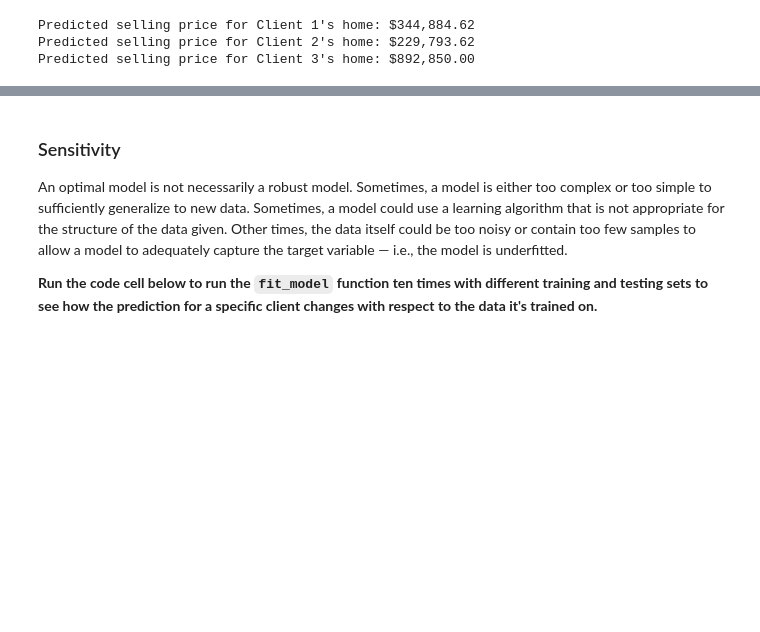
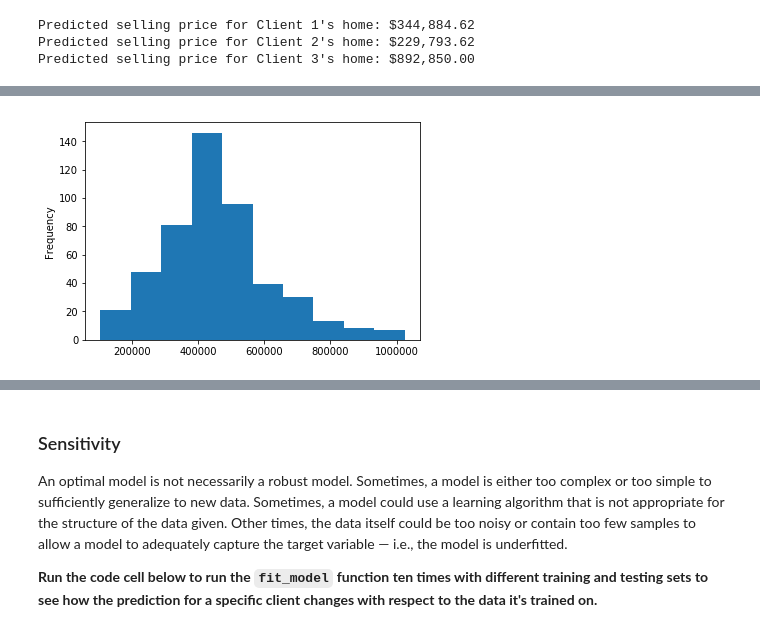
Before and after one commit to pauloneves/boston_housing, a Jupyter notebook: boston_housing.ipynb, the cells around one changed output, grey strips where cells are left out. Drawn from its saved outputs; the diff is of its cells as text; code cells hidden in the pictures; blank space fills up the shorter version.

```diff
--- a/boston_housing.ipynb
+++ b/boston_housing.ipynb
@@ -443,0 +456,4 @@ The calculated values are consistent with the calculated statistics. I'd probabl
+# %%
+prices.plot.hist();
+# %% [output]
+[figure, added]
```
Also changed, not shown: parts of 10 cells of this notebook, 2 other files.
